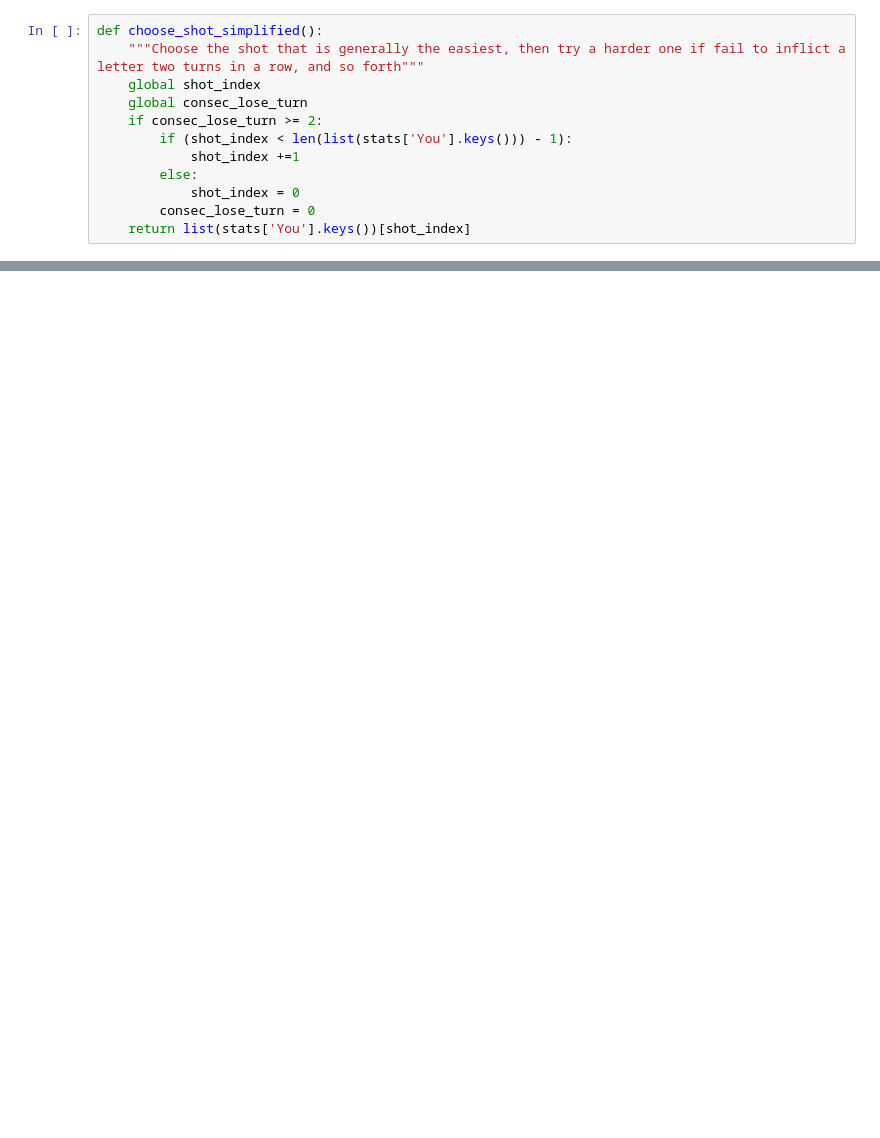
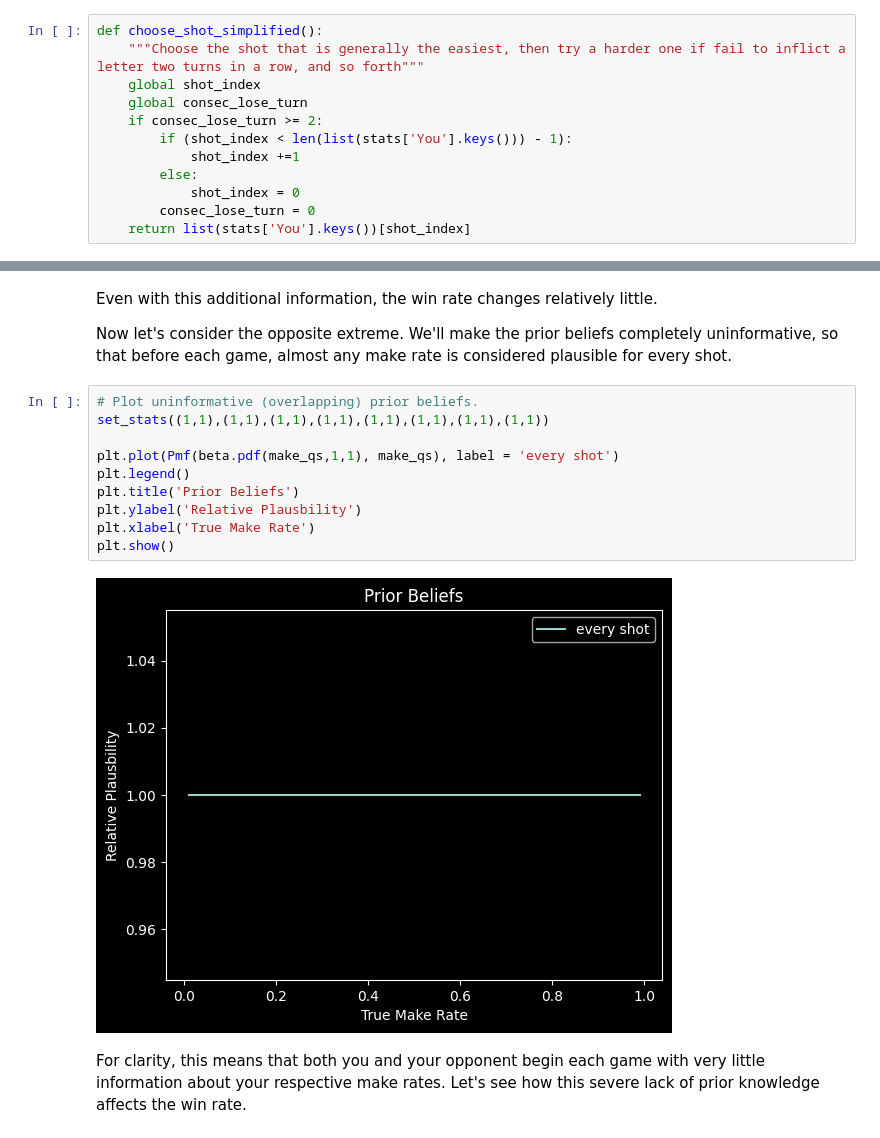
Before and after one commit to SamFarhi/horse-bayesian-strategy, a Jupyter notebook: HORSE.ipynb, the cells around one changed output, grey strips where cells are left out. Cells and saved outputs as stored; diff of their text form; blank space fills up the shorter version.

```diff
--- a/HORSE.ipynb
+++ b/HORSE.ipynb
@@ -643,0 +689,18 @@ Indeed, the complex strategy is superior when you keep information between games
+# %% [markdown]
+Even with this additional information, the win rate changes relatively little.
+
+Now let's consider the opposite extreme. We'll make the prior beliefs completely uninformative, so that before each game, almost any make rate is considered plausible for every shot.
+# %%
+# Plot uninformative (overlapping) prior beliefs.
+set_stats((1,1),(1,1),(1,1),(1,1),(1,1),(1,1),(1,1),(1,1))
+
+plt.plot(Pmf(beta.pdf(make_qs,1,1), make_qs), label = 'every shot')
+plt.legend()
+plt.title('Prior Beliefs')
+plt.ylabel('Relative Plausbility')
+plt.xlabel('True Make Rate')
+plt.show()
+# %% [output]
+[figure, added]
+# %% [markdown]
+For clarity, this means that both you and your opponent begin each game with very little information about your respective make rates. Let's see how this severe lack of prior knowledge affects the win rate.
```
Also changed, not shown: parts of 30 cells of this notebook.
